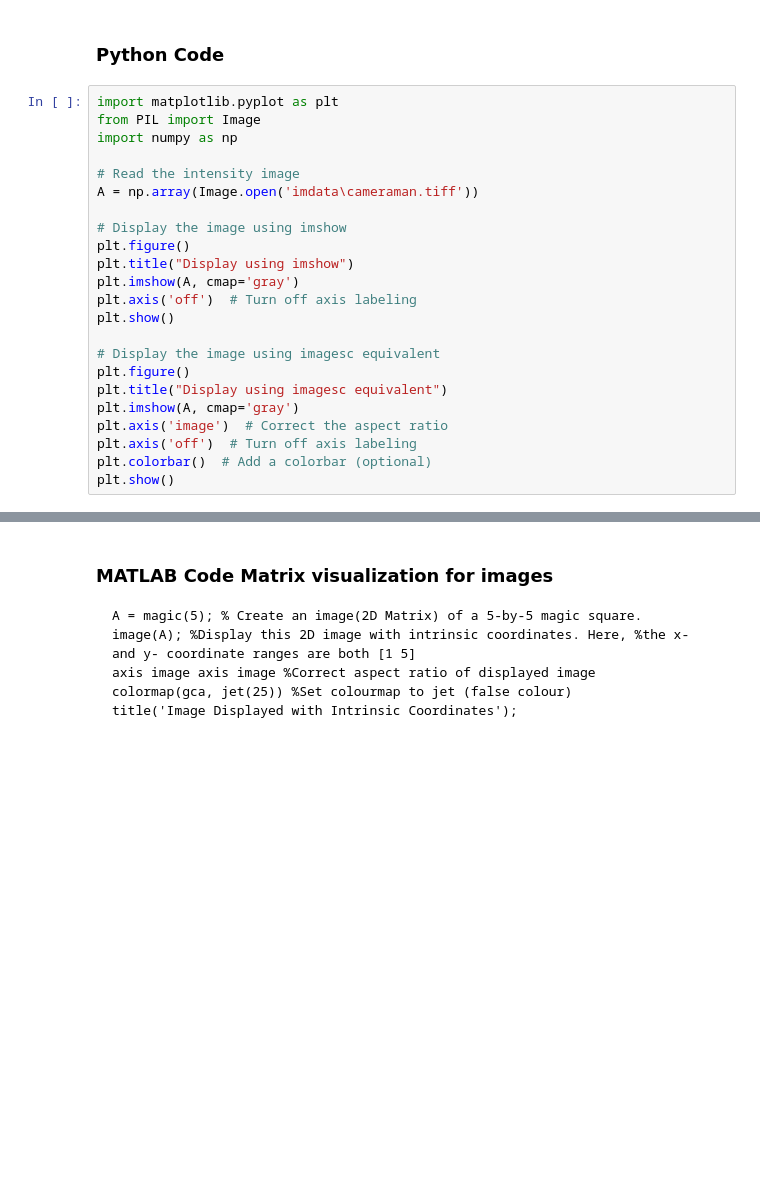
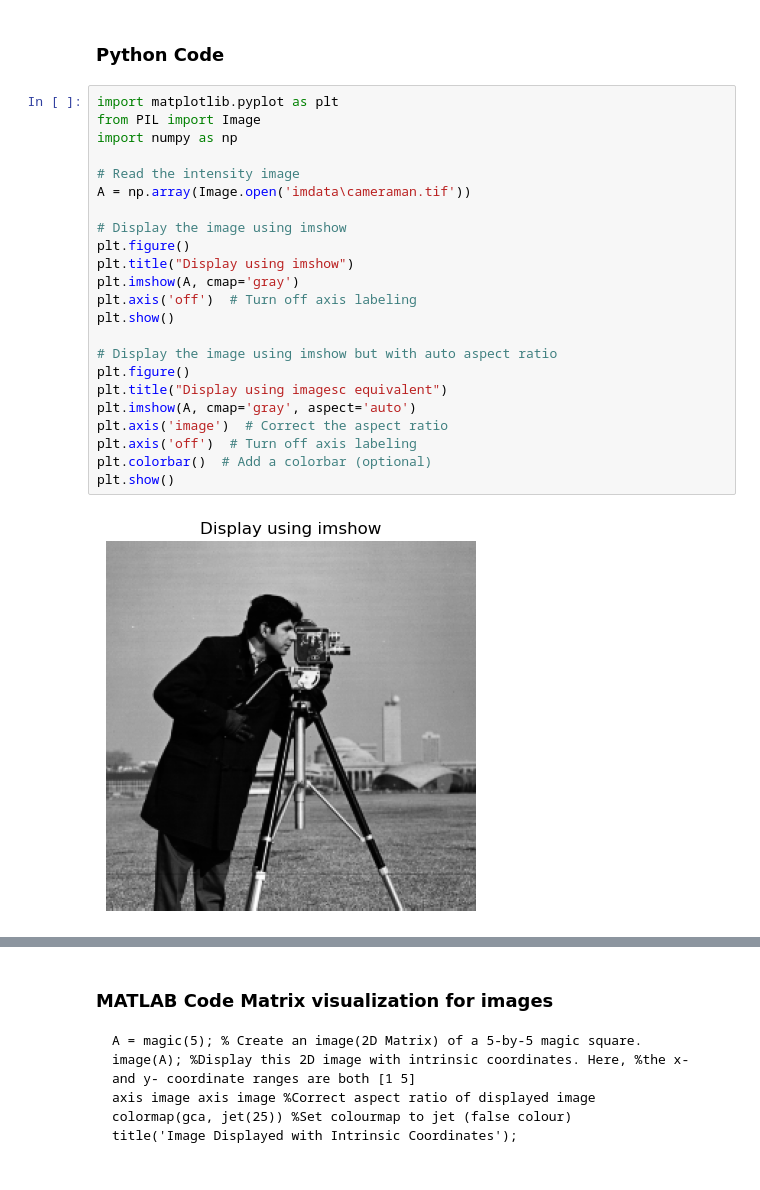
Before and after one commit to Muzammillcoste/CV-Labs-CIS, a Jupyter notebook: Lab_1.ipynb, the cells around one changed output, grey strips where cells are left out. Drawn from its saved outputs; the diff is of its cells as text; blank space fills up the shorter version.

Commit message:
Lab 01 completed. Along with dummy folder created for all sample output images

```diff
--- a/Lab_1.ipynb
+++ b/Lab_1.ipynb
@@ -47,23 +60,25 @@ colormap(gray);
 # %%
 import matplotlib.pyplot as plt
 from PIL import Image
 import numpy as np
 
 # Read the intensity image
-A = np.array(Image.open('imdata\cameraman.tiff'))
+A = np.array(Image.open('imdata\cameraman.tif'))
 
 # Display the image using imshow
 plt.figure()
 plt.title("Display using imshow")
 plt.imshow(A, cmap='gray')
 plt.axis('off')  # Turn off axis labeling
 plt.show()
 
-# Display the image using imagesc equivalent
+# Display the image using imshow but with auto aspect ratio
 plt.figure()
 plt.title("Display using imagesc equivalent")
-plt.imshow(A, cmap='gray')
+plt.imshow(A, cmap='gray', aspect='auto')
 plt.axis('image')  # Correct the aspect ratio
 plt.axis('off')  # Turn off axis labeling
 plt.colorbar()  # Add a colorbar (optional)
 plt.show()
+# %% [output]
+[figure, added]
```
Also changed, not shown: parts of 16 cells of this notebook, 1 other file.
